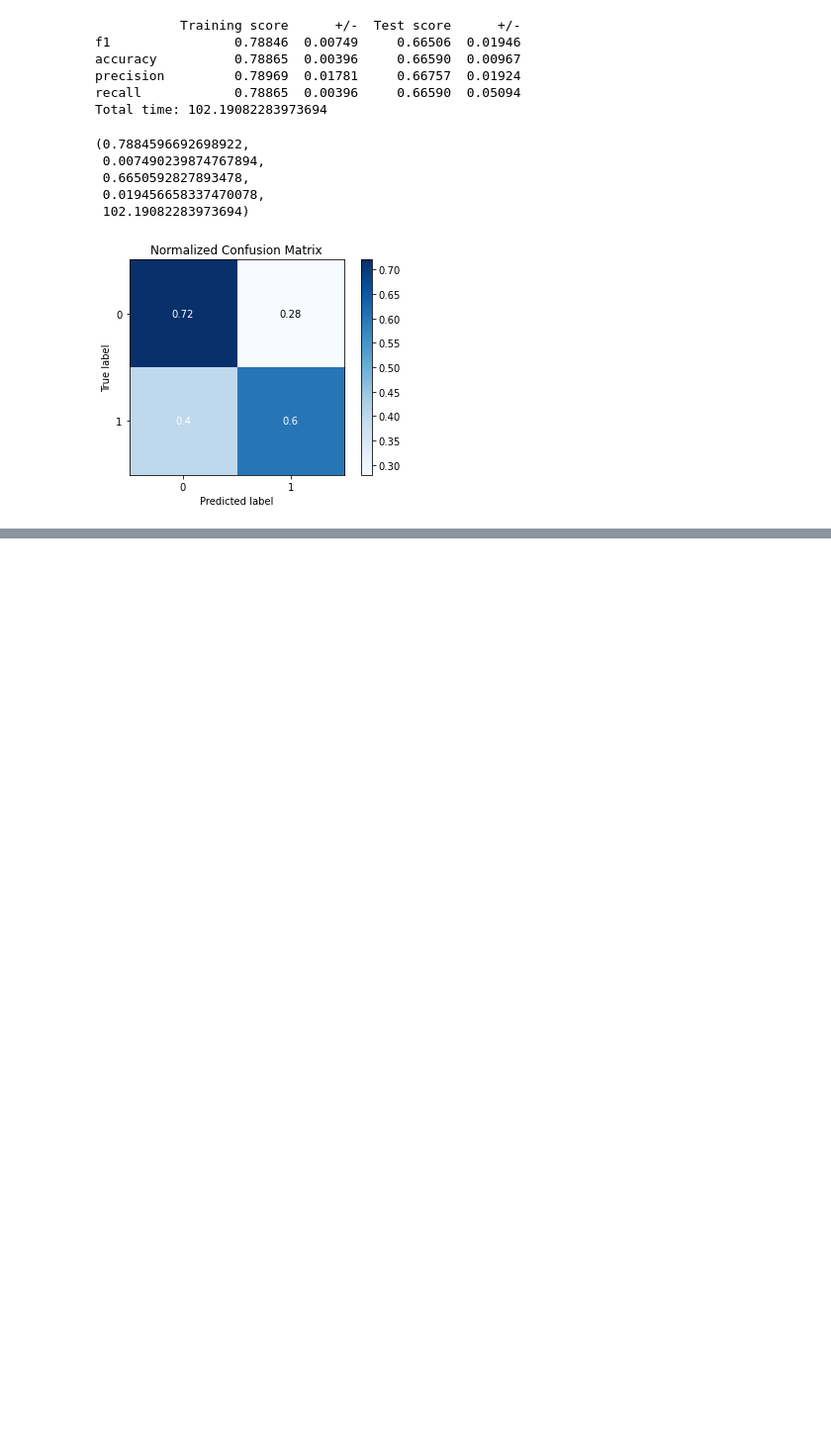
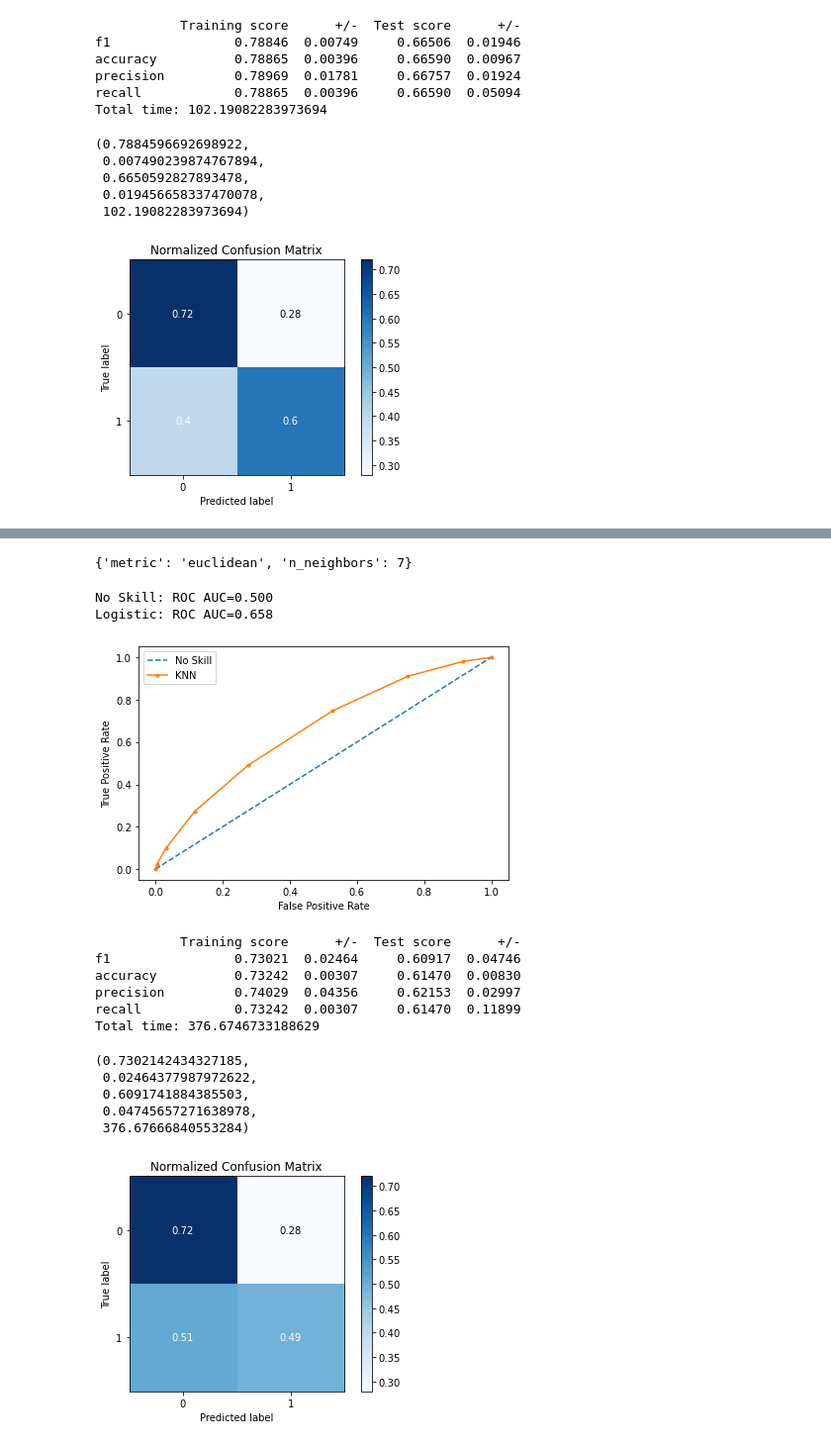
Before and after one commit to JuanJoseMV/Clinical-Trials-on-Cancer, a Jupyter notebook: Notebooks/Basic Models/K-Nearest Neighbors.ipynb, the cells around one changed output, grey strips where cells are left out. Shown: that part at 99% size. Cells and saved outputs as stored; diff of their text form; code cells hidden in the pictures; blank space fills up the shorter version.

```diff
--- a/Notebooks/Basic Models/K-Nearest Neighbors.ipynb
+++ b/Notebooks/Basic Models/K-Nearest Neighbors.ipynb
@@ -222,7 +223,7 @@ def model_KNN(k, metric='minkowski', classifier=None, impresion = True):
 
     skf = StratifiedKFold(n_splits=5)
 
-    for i, indexes in enumerate(skf.split(X, Y)):
+    for i, indexes in enumerate(tqdm(skf.split(X, Y), total=skf.get_n_splits(), desc="k-fold")):
         #Xtrain, Xtest, Ytrain, Ytest = train_test_split(X, Y, test_size=.2) # Modificar metodología de validación
         #scaler = MinMaxScaler() #Escala entre 0 y 1
         #Xtrain = scaler.fit_transform(Xtrain)
@@ -863,0 +922,22 @@ Total time: 102.19082283973694
+# %%
+clf.cv_results_['params'][clf.cv_results_['rank_test_score'][1]]
+# %% [output]
+{'metric': 'euclidean', 'n_neighbors': 7}
+# %%
+model_KNN(k=7, metric='euclidean')
+# %% [output]
+No Skill: ROC AUC=0.500
+Logistic: ROC AUC=0.658
+[figure, added]
+           Training score      +/-  Test score      +/-
+f1                0.73021  0.02464     0.60917  0.04746
+accuracy          0.73242  0.00307     0.61470  0.00830
+precision         0.74029  0.04356     0.62153  0.02997
+recall            0.73242  0.00307     0.61470  0.11899
+Total time: 376.6746733188629
+(0.7302142434327185,
+ 0.02464377987972622,
+ 0.6091741884385503,
+ 0.04745657271638978,
+ 376.67666840553284)
+[figure, added]
```
Also changed, not shown: parts of 8 cells of this notebook, 7 other files.
